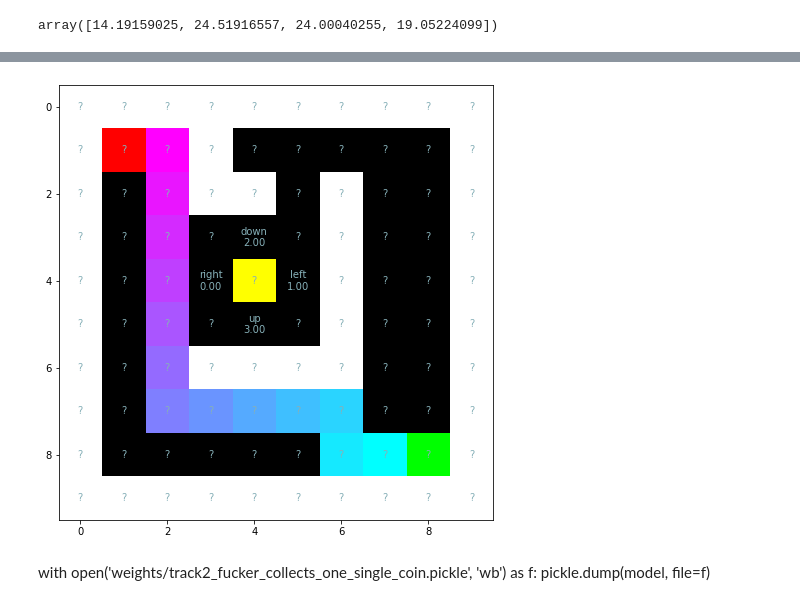
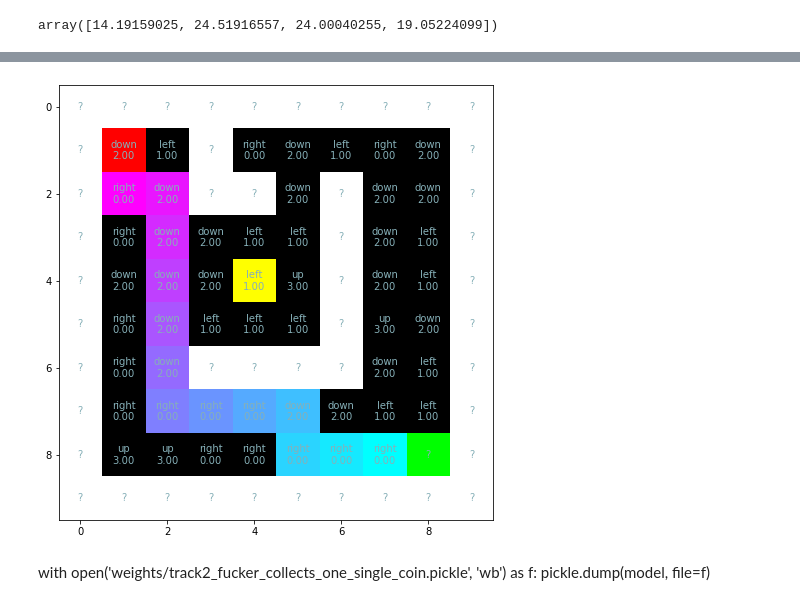
Before and after one commit to rayannott/mazeRL, a Jupyter notebook: QLearning_maze.ipynb, the cells around one changed output, grey strips where cells are left out. Drawn from its saved outputs; the diff is of its cells as text; code cells hidden in the pictures.

```diff
--- a/QLearning_maze.ipynb
+++ b/QLearning_maze.ipynb
@@ -128,7 +128,7 @@ optimal_path
 # %%
-env.render(model, show_labels=True, flag=1)
+env.render(model, show_labels=True, flag=0)
 # %% [output]
-[figure, old version]
+[figure, new version]
 # %% [markdown]
 with open('weights/track2_fucker_collects_one_single_coin.pickle', 'wb') as f:
     pickle.dump(model, file=f)
```
Also changed, not shown: parts of 3 cells of this notebook, 1 other file.
